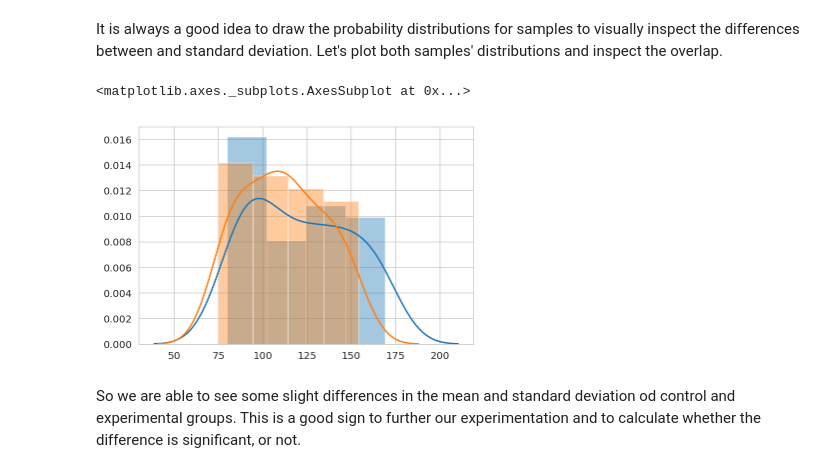
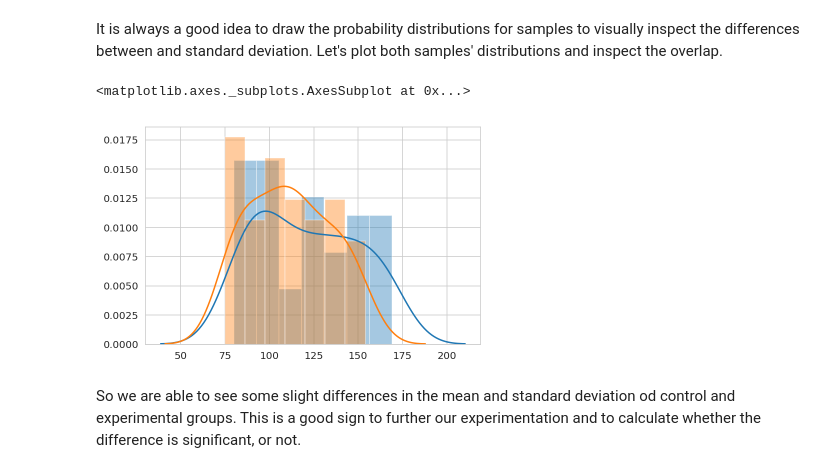
Before and after one commit to dlm6693/dsc-2-20-09-2-sample-t-tests-lab-nyc-ds-career-031119, a Jupyter notebook: index.ipynb, the cells around one changed output. Cells and saved outputs as stored; diff of their text form; code cells hidden in the pictures.

```diff
--- a/index.ipynb
+++ b/index.ipynb
@@ -55,11 +55,11 @@ It is always a good idea to draw the probability distributions for samples to vi
 Let's plot both samples' distributions and inspect the overlap.
 # %%
 # Draw a plot showing overlapping of distribution means and sds for incpection
-sns.distplot(control)
-sns.distplot(experimental)
+sns.distplot(control, bins='auto')
+sns.distplot(experimental, bins='auto')
 # %% [output]
 <matplotlib.axes._subplots.AxesSubplot at 0x...>
-[figure, old version]
+[figure, new version]
 # %% [markdown]
 So we are able to see some slight differences in the mean and standard deviation od control and experimental groups. This is a good sign to further our experimentation and to calculate whether the difference is significant, or not.
 # %% [markdown]
```
